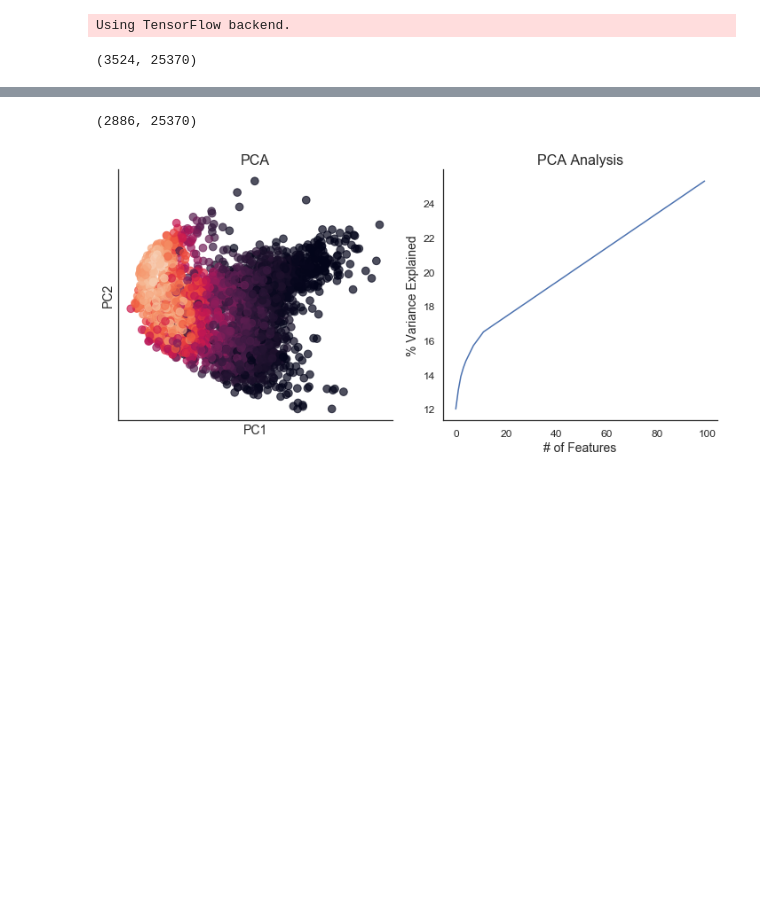
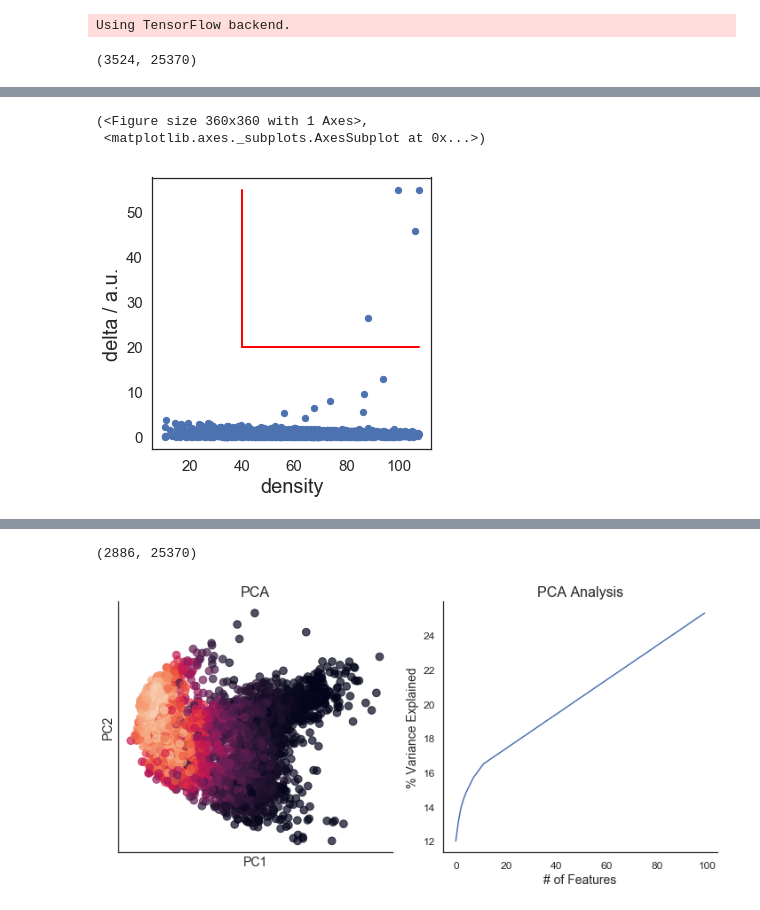
Before and after one commit to codyheiser/fluffy-succotash, a Jupyter notebook: SKMEL5_treatmentcomparison_CNH.ipynb, the cells around one changed output, grey strips where cells are left out. Drawn from its saved outputs; the diff is of its cells as text; code cells hidden in the pictures; blank space fills up the shorter version.

```diff
--- a/SKMEL5_treatmentcomparison_CNH.ipynb
+++ b/SKMEL5_treatmentcomparison_CNH.ipynb
@@ -27,0 +36,7 @@ Wall time: 24.3 s
+# %%
+treated_tSNE.clu.assign(40,20)
+treated_tSNE.clu.draw_decision_graph(min_delta=treated_tSNE.clu.min_delta, min_density=treated_tSNE.clu.min_density)
+# %% [output]
+(<Figure size 360x360 with 1 Axes>,
+ <matplotlib.axes._subplots.AxesSubplot at 0x...>)
+[figure, added]
```
Also changed, not shown: parts of 16 cells of this notebook, 4 other files.
